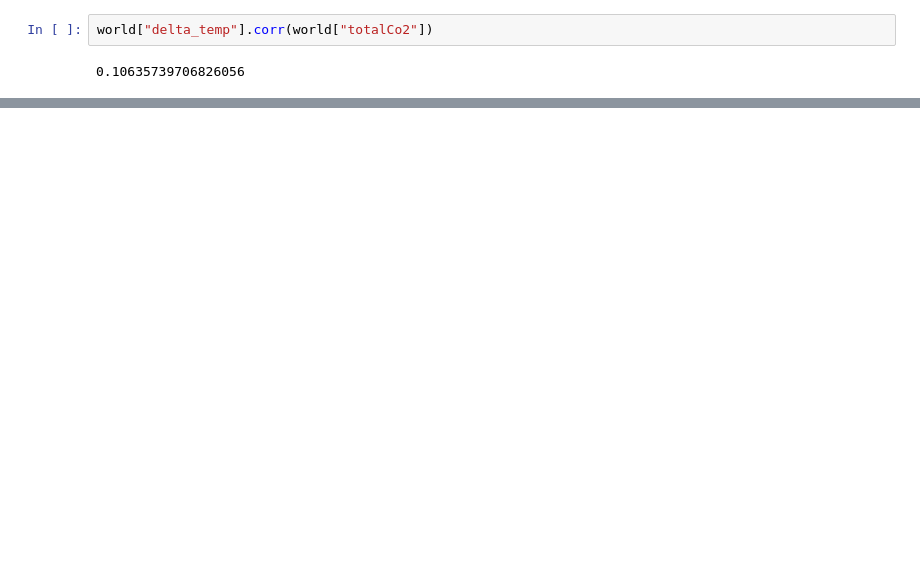
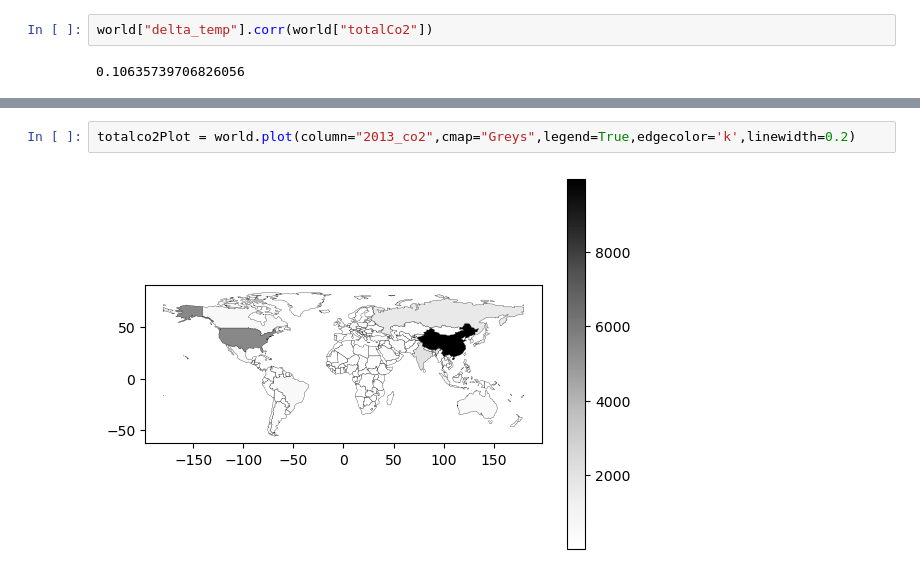
Before and after one commit to ubco-W2022T2-data301/project-group-group42, a Jupyter notebook: analysis/ungraded/cleaning.ipynb, the cells around one changed output, grey strips where cells are left out. Drawn from its saved outputs; the diff is of its cells as text; blank space fills up the shorter version.

```diff
--- a/analysis/ungraded/cleaning.ipynb
+++ b/analysis/ungraded/cleaning.ipynb
@@ -218,0 +224,4 @@ world["delta_temp"].corr(world["totalCo2"])
+# %%
+totalco2Plot = world.plot(column="2013_co2",cmap="Greys",legend=True,edgecolor='k',linewidth=0.2)
+# %% [output]
+[figure, added]
```
Also changed, not shown: parts of 8 cells of this notebook, 2 other files.
